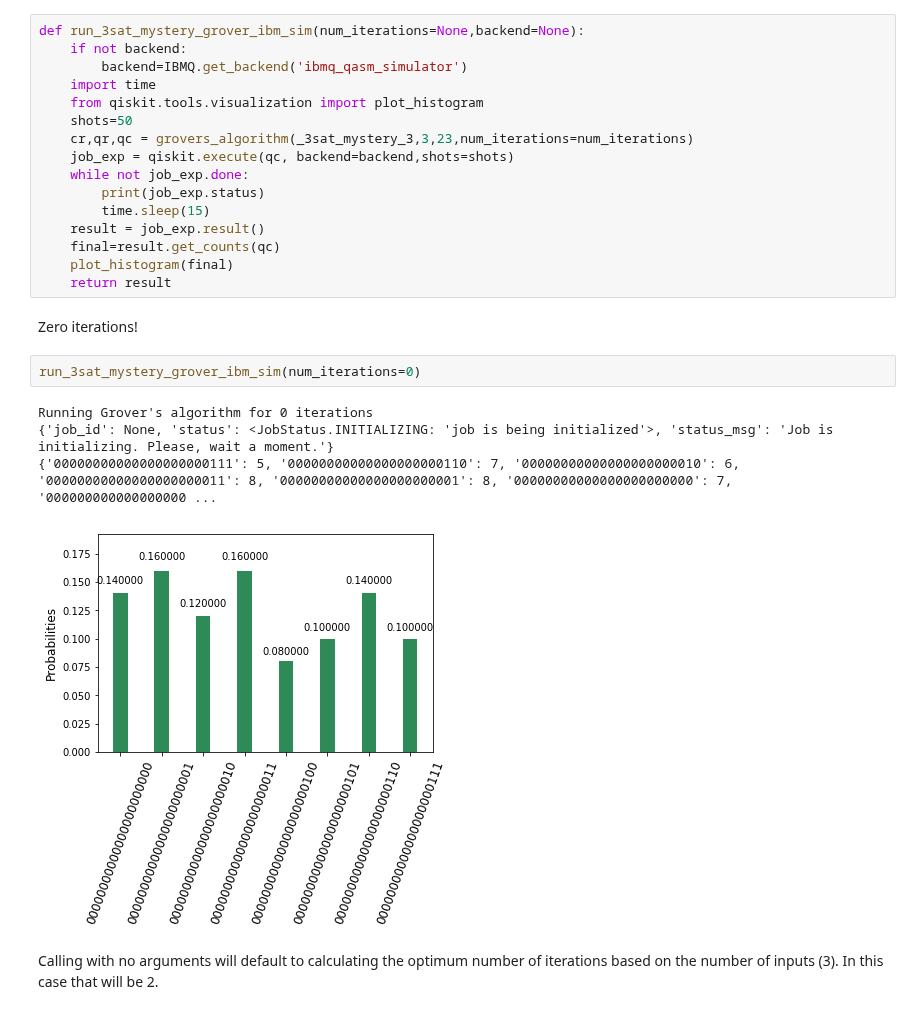
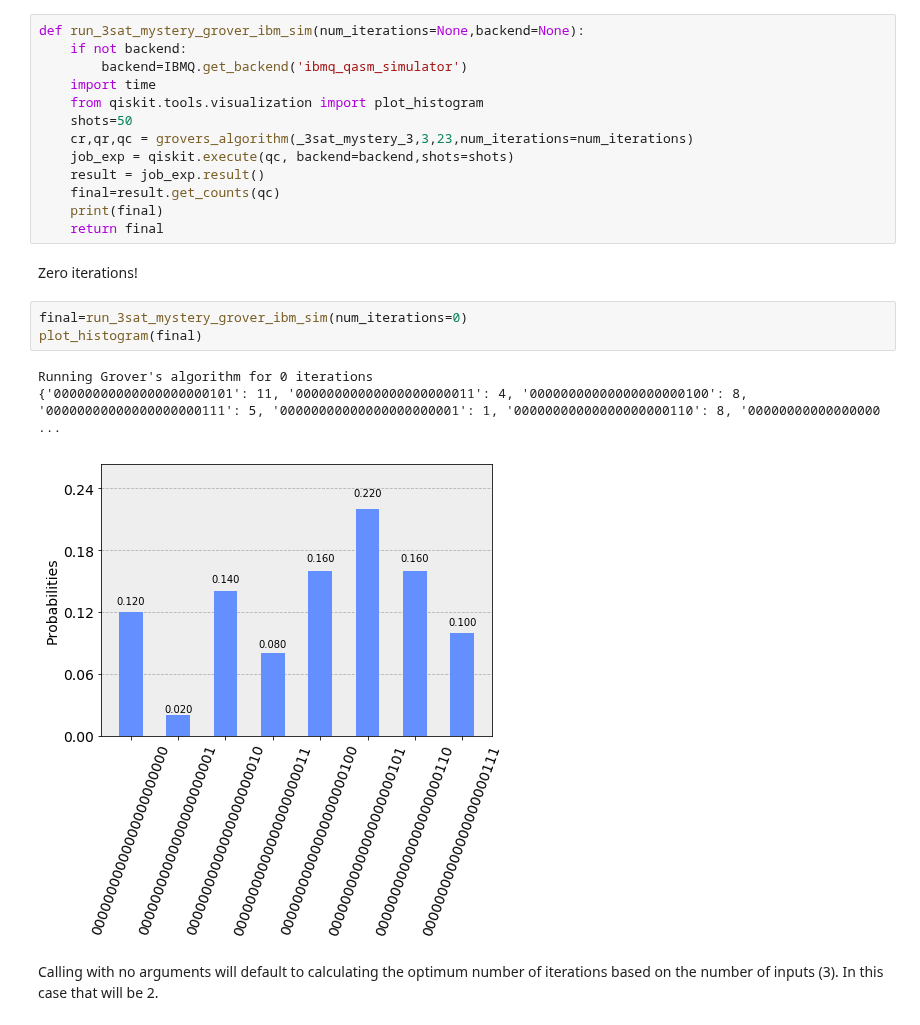
Before and after one commit to PacktPublishing/Mastering-Quantum-Computing-with-IBM-QX, a Jupyter notebook: Chapter10_GroversAlgorithm/GroversAlgorithm.ipynb, the cells around one changed output. Cells and saved outputs as stored; diff of their text form.

```diff
--- a/Chapter10_GroversAlgorithm/GroversAlgorithm.ipynb
+++ b/Chapter10_GroversAlgorithm/GroversAlgorithm.ipynb
@@ -448,21 +458,18 @@ def run_3sat_mystery_grover_ibm_sim(num_iterations=None,backend=None):
     shots=50
     cr,qr,qc = grovers_algorithm(_3sat_mystery_3,3,23,num_iterations=num_iterations)
     job_exp = qiskit.execute(qc, backend=backend,shots=shots)
-    while not job_exp.done:
-        print(job_exp.status)
-        time.sleep(15)
     result = job_exp.result()
     final=result.get_counts(qc)
-    plot_histogram(final)
-    return result
+    print(final)
+    return final
 # %% [markdown]
 Zero iterations!
-# %%
-run_3sat_mystery_grover_ibm_sim(num_iterations=0)
-# %% [output]
-Running Grover's algorithm for 0 iterations
-{'job_id': None, 'status': <JobStatus.INITIALIZING: 'job is being initialized'>, 'status_msg': 'Job is initializing. Please, wait a moment.'}
-{'00000000000000000000111': 5, '00000000000000000000110': 7, '00000000000000000000010': 6, '00000000000000000000011': 8, '00000000000000000000001': 8, '00000000000000000000000': 7, '000000000000000000 ...
-[figure, removed]
+# %%
+final=run_3sat_mystery_grover_ibm_sim(num_iterations=0)
+plot_histogram(final)
+# %% [output]
+Running Grover's algorithm for 0 iterations
+{'00000000000000000000101': 11, '00000000000000000000011': 4, '00000000000000000000100': 8, '00000000000000000000111': 5, '00000000000000000000001': 1, '00000000000000000000110': 8, '00000000000000000 ...
+[figure, added]
 # %% [markdown]
 Calling with no arguments will default to calculating the optimum number of iterations based on the number of inputs (3). In this case that will be 2.
```
Also changed, not shown: parts of 8 cells of this notebook.
